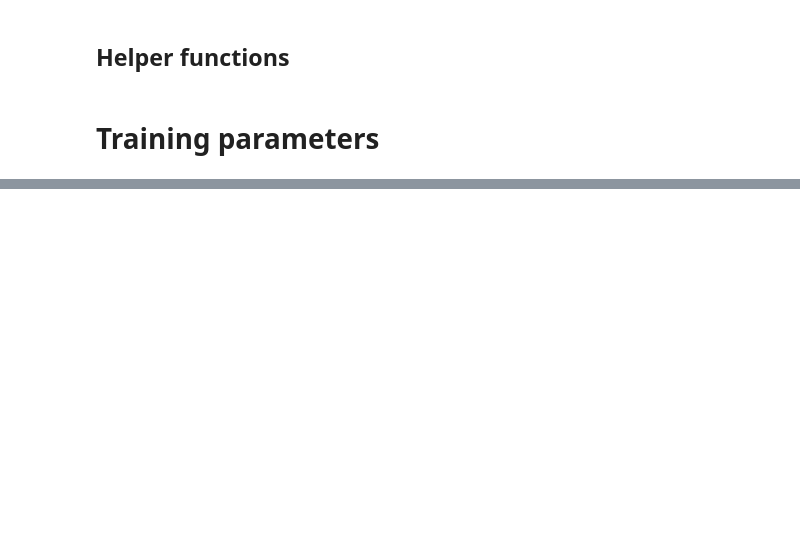
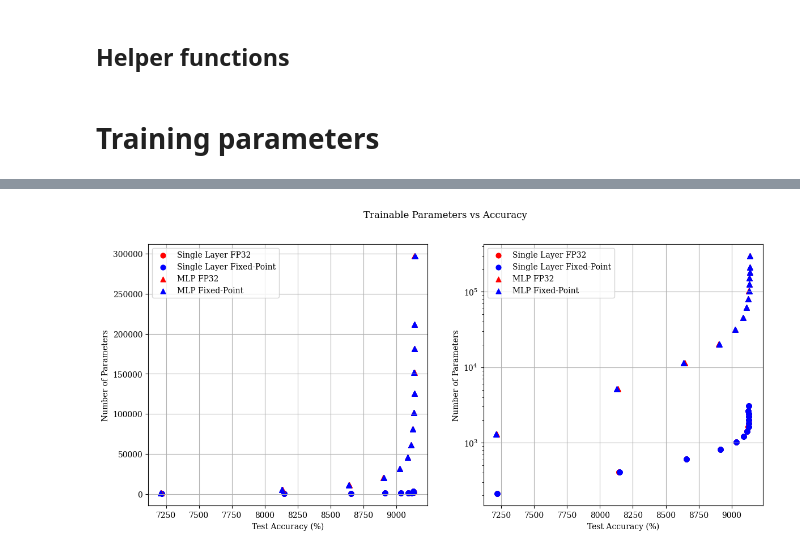
Before and after one commit to fastmachinelearning/ml-quantum-readout, a Jupyter notebook: notebooks/design_space_exploration.ipynb, the cells around one changed output, grey strips where cells are left out. Saved outputs shown, nothing was run; the diff lists cells and outputs as text; code cells hidden in the pictures; blank space fills up the shorter version.

```diff
--- a/notebooks/design_space_exploration.ipynb
+++ b/notebooks/design_space_exploration.ipynb
@@ -335,0 +445,26 @@ Number of zero parameters: 0
+# %%
+fig, (ax1, ax2) = plt.subplots(1, 2, figsize=(14, 6))
+
+ax1.scatter(np.array(single_acc)*100, single_params, color='red', label='Single Layer FP32', s=size, alpha=alpha)
+ax1.scatter(np.array(single_acc_q)*100, single_params_q, color='blue', label='Single Layer Fixed-Point', s=size, alpha=alpha)
+ax1.scatter(np.array(mlp_acc)*100, mlp_params, marker='^', color='red', label='MLP FP32', s=size, alpha=alpha)
+ax1.scatter(np.array(mlp_acc_q)*100, mlp_params_q, marker='^', color='blue', label='MLP Fixed-Point', s=size, alpha=alpha)
+ax1.grid()
+ax1.legend()
+ax1.set_xlabel('Test Accuracy (%)')
+ax1.set_ylabel('Number of Parameters')
+
+ax2.scatter(np.array(single_acc)*100, single_params, color='red', label='Single Layer FP32', s=size, alpha=alpha)
+ax2.scatter(np.array(single_acc_q)*100, single_params_q, color='blue', label='Single Layer Fixed-Point', s=size, alpha=alpha)
+ax2.scatter(np.array(mlp_acc)*100, mlp_params, marker='^', color='red', label='MLP FP32', s=size, alpha=alpha)
+ax2.scatter(np.array(mlp_acc_q)*100, mlp_params_q, marker='^', color='blue', label='MLP Fixed-Point', s=size, alpha=alpha)
+ax2.grid()
+ax2.legend()
+ax2.set_yscale('log')
+ax2.set_xlabel('Test Accuracy (%)')
+ax2.set_ylabel('Number of Parameters')
+
+fig.suptitle('Trainable Parameters vs Accuracy')
+plt.savefig('../images/dse_params_vs_acc.pdf')
+# %% [output]
+[figure, added]
```
Also changed, not shown: parts of 15 cells of this notebook.
